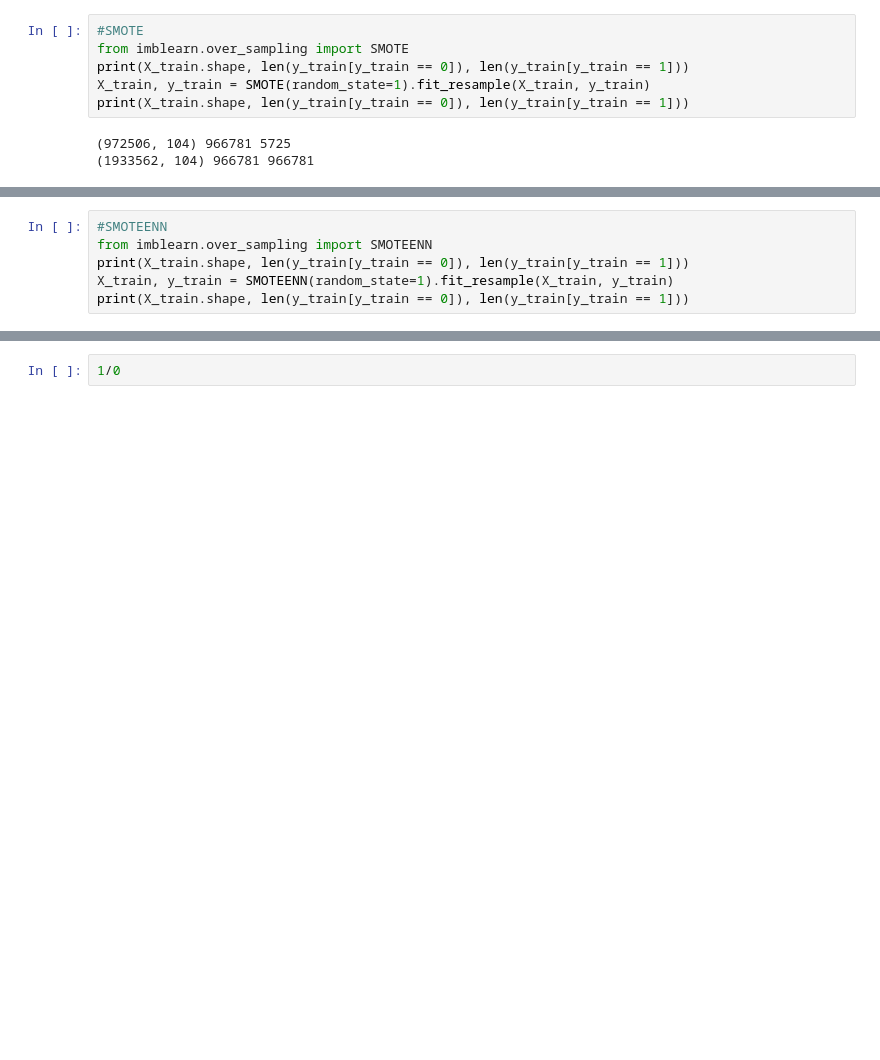
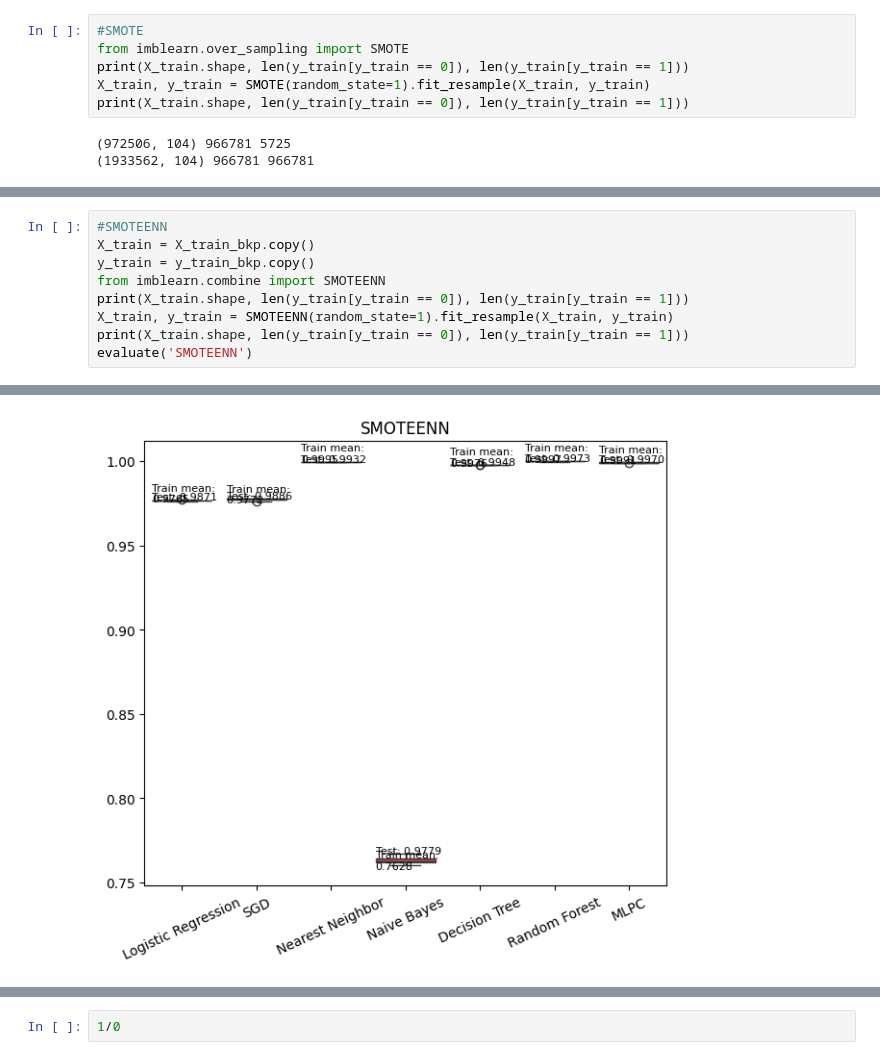
Before and after one commit to ArtemAntonov/Credit-Card-Transactions-Fraud-Detection, a Jupyter notebook: 2. Preprocessing.ipynb, the cells around one changed output, grey strips where cells are left out. Drawn from its saved outputs; the diff is of its cells as text; blank space fills up the shorter version.

```diff
--- a/2. Preprocessing.ipynb
+++ b/2. Preprocessing.ipynb
@@ -239,6 +282,10 @@ print(X_train.shape, len(y_train[y_train == 0]), len(y_train[y_train == 1]))
 # %%
 #SMOTEENN
-from imblearn.over_sampling import SMOTEENN
+X_train = X_train_bkp.copy()
+y_train = y_train_bkp.copy()
+from imblearn.combine import SMOTEENN
 print(X_train.shape, len(y_train[y_train == 0]), len(y_train[y_train == 1]))
 X_train, y_train = SMOTEENN(random_state=1).fit_resample(X_train, y_train)
 print(X_train.shape, len(y_train[y_train == 0]), len(y_train[y_train == 1]))
+evaluate('SMOTEENN')
+# %% [output]
@@ -245,2 +302,3 @@ print(X_train.shape, len(y_train[y_train == 0]), len(y_train[y_train == 1]))
+[figure, added]
 # %%
 #SMOTETomek
```
Also changed, not shown: parts of 27 cells of this notebook, 7 other files.
